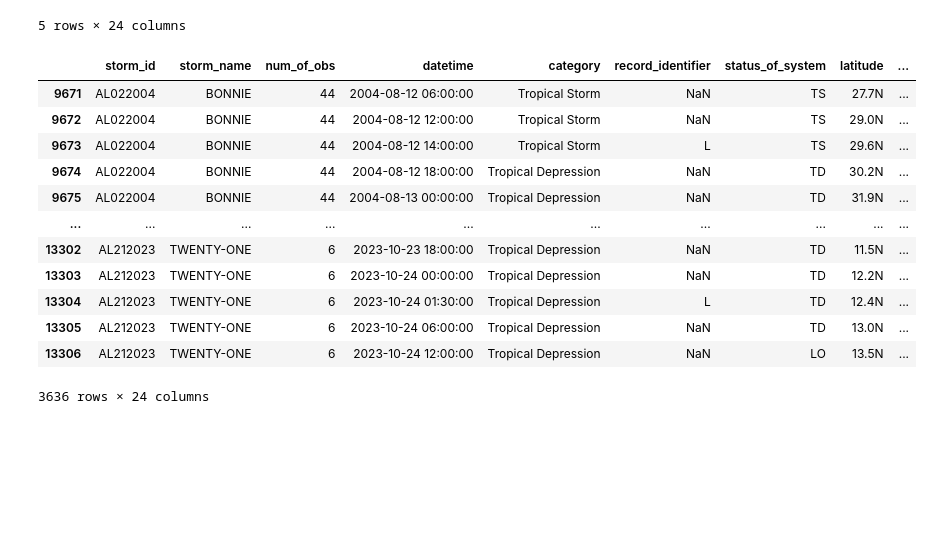
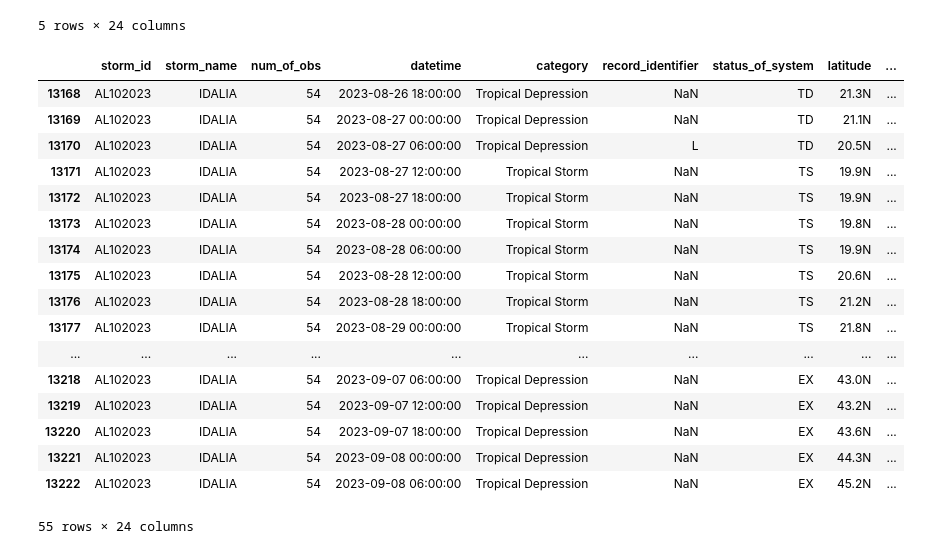
Before and after one commit to jayc9135/Hurricane-Resource-Shortage-Prediction, a Jupyter notebook: hurdat2_eda.ipynb, the cells around one changed output. Drawn from its saved outputs; the diff is of its cells as text; code cells hidden in the pictures; blank space fills up the shorter version.

```diff
--- a/hurdat2_eda.ipynb
+++ b/hurdat2_eda.ipynb
@@ -29,18 +23,23 @@ df_after_1900.head(5)
 | 2149 | AL011900 | UNNAMED | 81 | 1900-09-09 12:00:00 | 1 | NaN | HU | 31.0N | ... |
 5 rows × 24 columns
 # %%
-df_after_1900[(df_after_1900['datetime'].dt.year >= 2004)]
+df_after_1900[(df_after_1900['datetime'].dt.year >= 2023) & (df_after_1900['storm_name'] == 'IDALIA')]
 # %% [output]
 |  | storm_id | storm_name | num_of_obs | datetime | category | record_identifier | status_of_system | latitude | ... |
-| 9671 | AL022004 | BONNIE | 44 | 2004-08-12 06:00:00 | Tropical Storm | NaN | TS | 27.7N | ... |
-| 9672 | AL022004 | BONNIE | 44 | 2004-08-12 12:00:00 | Tropical Storm | NaN | TS | 29.0N | ... |
-| 9673 | AL022004 | BONNIE | 44 | 2004-08-12 14:00:00 | Tropical Storm | L | TS | 29.6N | ... |
-| 9674 | AL022004 | BONNIE | 44 | 2004-08-12 18:00:00 | Tropical Depression | NaN | TD | 30.2N | ... |
-| 9675 | AL022004 | BONNIE | 44 | 2004-08-13 00:00:00 | Tropical Depression | NaN | TD | 31.9N | ... |
+| 13168 | AL102023 | IDALIA | 54 | 2023-08-26 18:00:00 | Tropical Depression | NaN | TD | 21.3N | ... |
+| 13169 | AL102023 | IDALIA | 54 | 2023-08-27 00:00:00 | Tropical Depression | NaN | TD | 21.1N | ... |
+| 13170 | AL102023 | IDALIA | 54 | 2023-08-27 06:00:00 | Tropical Depression | L | TD | 20.5N | ... |
+| 13171 | AL102023 | IDALIA | 54 | 2023-08-27 12:00:00 | Tropical Storm | NaN | TS | 19.9N | ... |
+| 13172 | AL102023 | IDALIA | 54 | 2023-08-27 18:00:00 | Tropical Storm | NaN | TS | 19.9N | ... |
+| 13173 | AL102023 | IDALIA | 54 | 2023-08-28 00:00:00 | Tropical Storm | NaN | TS | 19.8N | ... |
+| 13174 | AL102023 | IDALIA | 54 | 2023-08-28 06:00:00 | Tropical Storm | NaN | TS | 19.9N | ... |
+| 13175 | AL102023 | IDALIA | 54 | 2023-08-28 12:00:00 | Tropical Storm | NaN | TS | 20.6N | ... |
+| 13176 | AL102023 | IDALIA | 54 | 2023-08-28 18:00:00 | Tropical Storm | NaN | TS | 21.2N | ... |
+| 13177 | AL102023 | IDALIA | 54 | 2023-08-29 00:00:00 | Tropical Storm | NaN | TS | 21.8N | ... |
 | ... | ... | ... | ... | ... | ... | ... | ... | ... | ... |
-| 13302 | AL212023 | TWENTY-ONE | 6 | 2023-10-23 18:00:00 | Tropical Depression | NaN | TD | 11.5N | ... |
-| 13303 | AL212023 | TWENTY-ONE | 6 | 2023-10-24 00:00:00 | Tropical Depression | NaN | TD | 12.2N | ... |
-| 13304 | AL212023 | TWENTY-ONE | 6 | 2023-10-24 01:30:00 | Tropical Depression | L | TD | 12.4N | ... |
-| 13305 | AL212023 | TWENTY-ONE | 6 | 2023-10-24 06:00:00 | Tropical Depression | NaN | TD | 13.0N | ... |
-| 13306 | AL212023 | TWENTY-ONE | 6 | 2023-10-24 12:00:00 | Tropical Depression | NaN | LO | 13.5N | ... |
+| 13218 | AL102023 | IDALIA | 54 | 2023-09-07 06:00:00 | Tropical Depression | NaN | EX | 43.0N | ... |
+| 13219 | AL102023 | IDALIA | 54 | 2023-09-07 12:00:00 | Tropical Depression | NaN | EX | 43.2N | ... |
+| 13220 | AL102023 | IDALIA | 54 | 2023-09-07 18:00:00 | Tropical Depression | NaN | EX | 43.6N | ... |
+| 13221 | AL102023 | IDALIA | 54 | 2023-09-08 00:00:00 | Tropical Depression | NaN | EX | 44.3N | ... |
+| 13222 | AL102023 | IDALIA | 54 | 2023-09-08 06:00:00 | Tropical Depression | NaN | EX | 45.2N | ... |
-3636 rows × 24 columns
+55 rows × 24 columns
```
Also changed, not shown: parts of 1 cell of this notebook, 7 other files.
